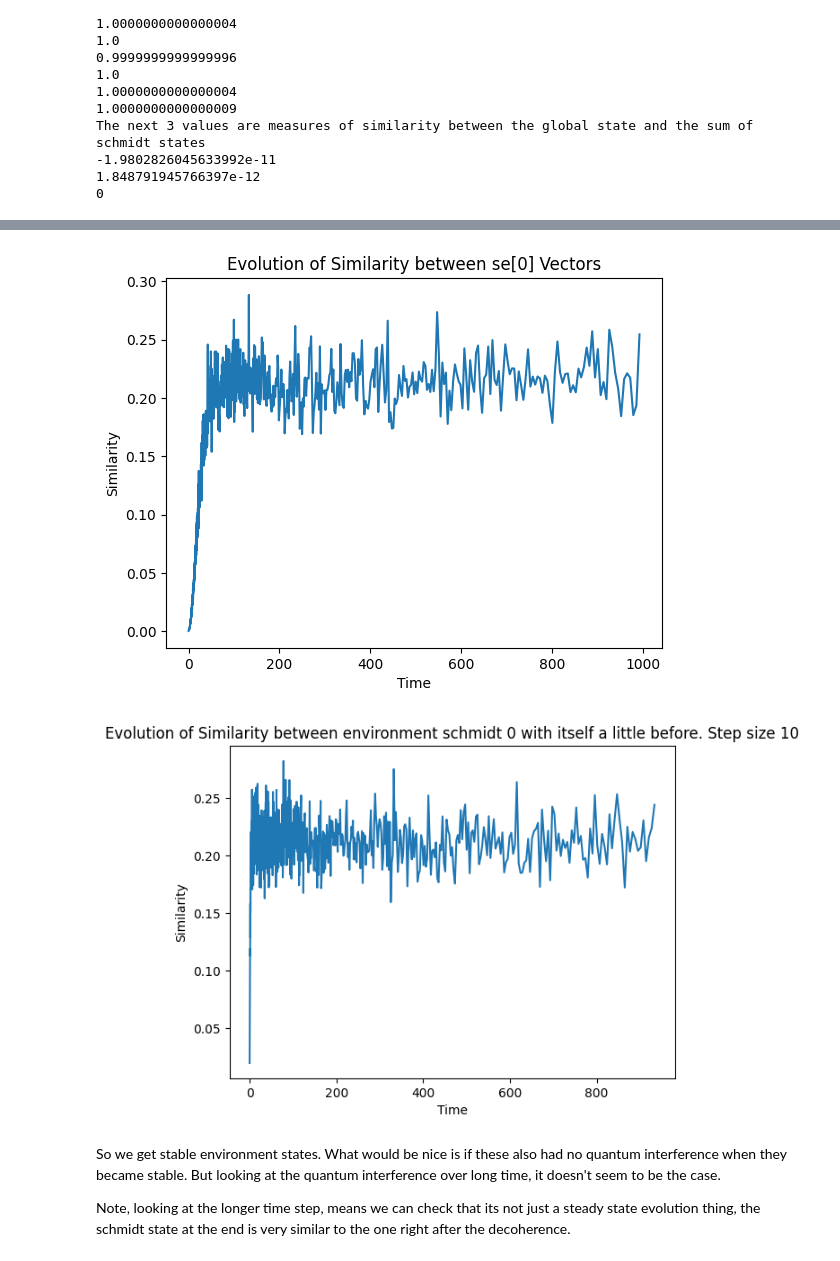
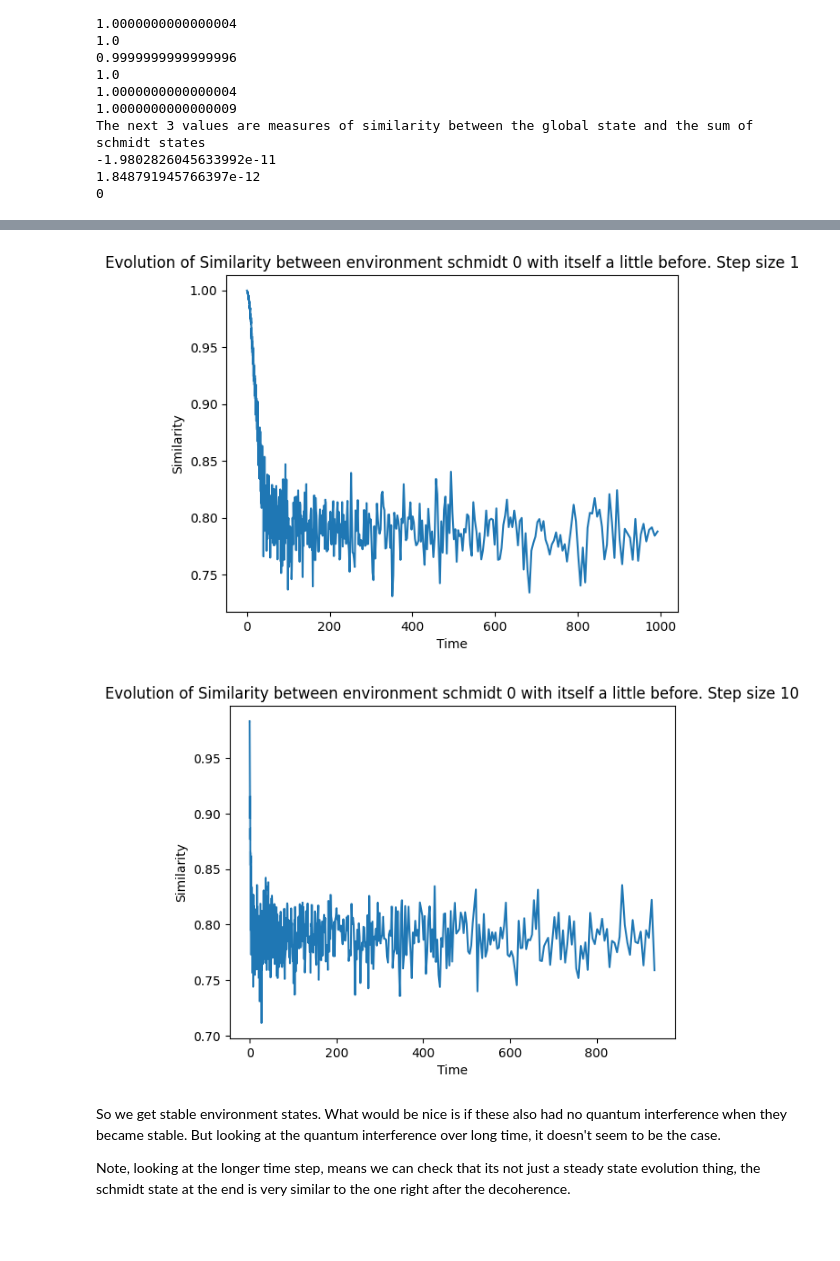
Before and after one commit to MarinAndreGirard/Quantum_Branching, a Jupyter notebook: Testing_schmidt_solve.ipynb, the cells around one changed output, grey strips where cells are left out. Drawn from its saved outputs; the diff is of its cells as text; code cells hidden in the pictures; blank space fills up the shorter version.

```diff
--- a/Testing_schmidt_solve.ipynb
+++ b/Testing_schmidt_solve.ipynb
@@ -90,7 +90,7 @@ for i in range(len(tlist)):
     step = 1
 similarities = []
 for i in range(len(tlist)-step):
-    d = distance.cosine(se0_list[i], se0_list[i+step])
+    d = 1-distance.cosine(se0_list[i], se0_list[i+step])
     similarities.append(d)
 
 # Plot the similarity over time
@@ -137,26 +137,26 @@ result, tlist, H_q, H_system_2, H_system_1_ext, H_system_2_ext, H_interaction, H
 # %%
 #need to that the schmidt states become stable over time
 #to do that, we get a list of ss[0] vectors over time and check that as timer goes, they change less and less.
 se0_list=[]
 for i in range(len(tlist)):
     ss, se, sv = compute_schmidt_states_new(result, i)
     se = np.abs(se[0]).flatten()
     se0_list.append(se)
 # Calculate the similarity between ss[0] vectors at different time indices
     step = 1
 similarities = []
 for i in range(len(tlist)-step):
-    d = distance.cosine(se0_list[i], se0_list[i+step])
+    d = 1-distance.cosine(se0_list[i], se0_list[i+step])
     similarities.append(d)
 
 # Plot the similarity over time
 plt.plot(tlist[0:len(tlist)-step], similarities)
 plt.xlabel('Time')
 plt.ylabel('Similarity')
 plt.title(f'Evolution of Similarity between environment schmidt 0 with itself a little before. Step size {step}')
 plt.show()
 # %% [output]
-[figure, old version]
+[figure, new version]
 # %%
 se0_list=[]
 for i in range(len(tlist)):
@@ -167,7 +167,7 @@ for i in range(len(tlist)):
     step = 10
 similarities = []
 for i in range(len(tlist)-step):
-    d = distance.cosine(se0_list[i], se0_list[i+step])
+    d = 1-distance.cosine(se0_list[i], se0_list[i+step])
     similarities.append(d)
 
 # Plot the similarity over time
@@ -177,7 +177,7 @@ plt.ylabel('Similarity')
 plt.title(f'Evolution of Similarity between environment schmidt 0 with itself a little before. Step size {step}')
 plt.show()
 # %% [output]
-[figure, old version]
+[figure, new version]
 # %% [markdown]
 So we get stable environment states.
 What would be nice is if these also had no quantum interference when they became stable. But looking at the quantum interference over long time, it doesn't seem to be the case.
```
Also changed, not shown: parts of 3 cells of this notebook, 2 other files.
